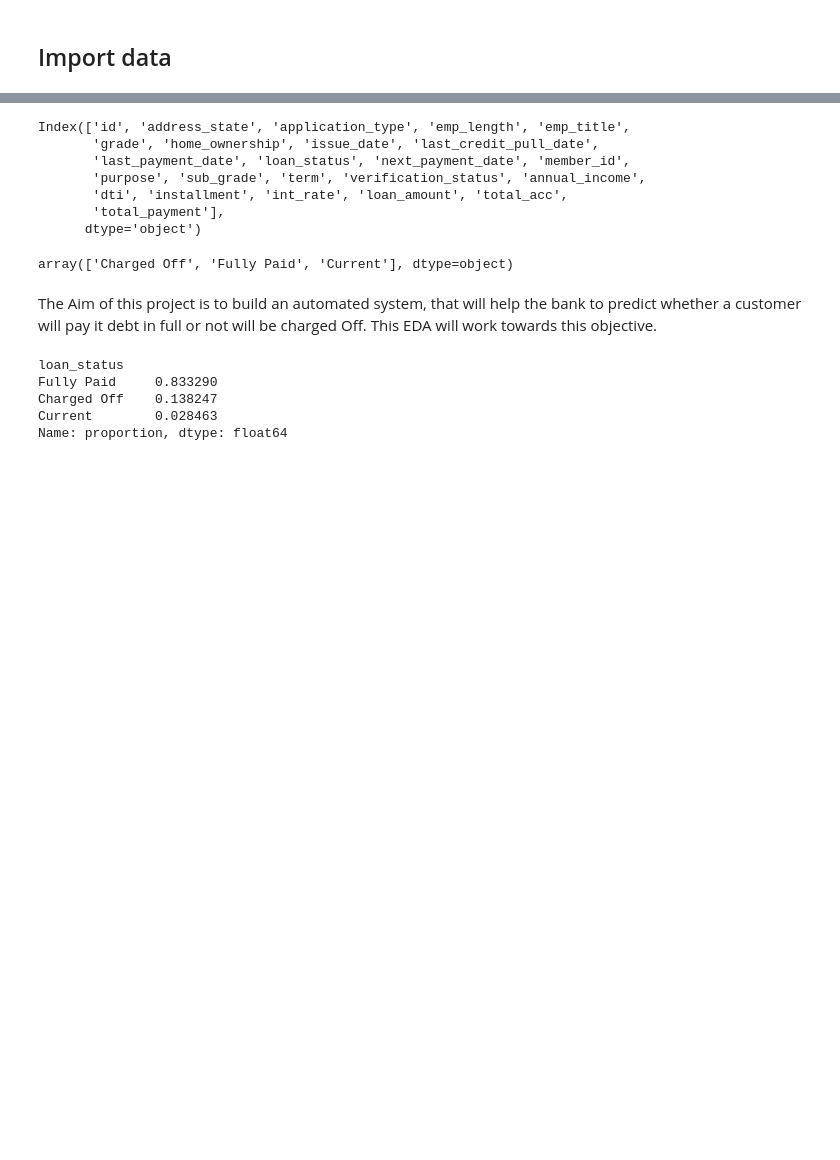
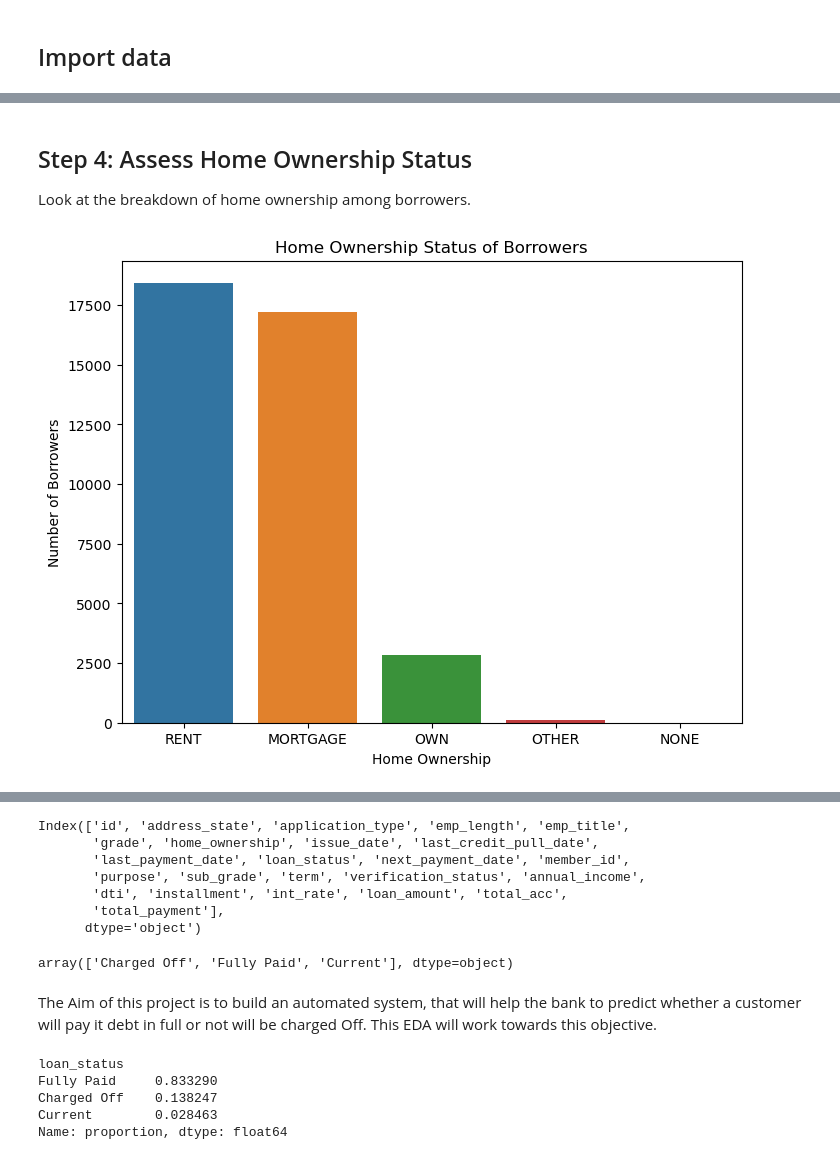
Before and after one commit to noe2019/Smart-Lending, a Jupyter notebook: Notebooks/EDA.ipynb, the cells around one changed output, grey strips where cells are left out. Drawn from its saved outputs; the diff is of its cells as text; code cells hidden in the pictures; blank space fills up the shorter version.

```diff
--- a/Notebooks/EDA.ipynb
+++ b/Notebooks/EDA.ipynb
@@ -18,0 +135,13 @@ df.head()
+# %% [markdown]
+## Step 4: Assess Home Ownership Status
+Look at the breakdown of home ownership among borrowers.
+# %%
+# Plot the distribution of home ownership
+plt.figure(figsize=(8, 6))
+sns.countplot(data=df, x='home_ownership', order=df['home_ownership'].value_counts().index)
+plt.title('Home Ownership Status of Borrowers')
+plt.xlabel('Home Ownership')
+plt.ylabel('Number of Borrowers')
+plt.show()
+# %% [output]
+[figure, added]
```
Also changed, not shown: parts of 17 cells of this notebook, 1 other file.
